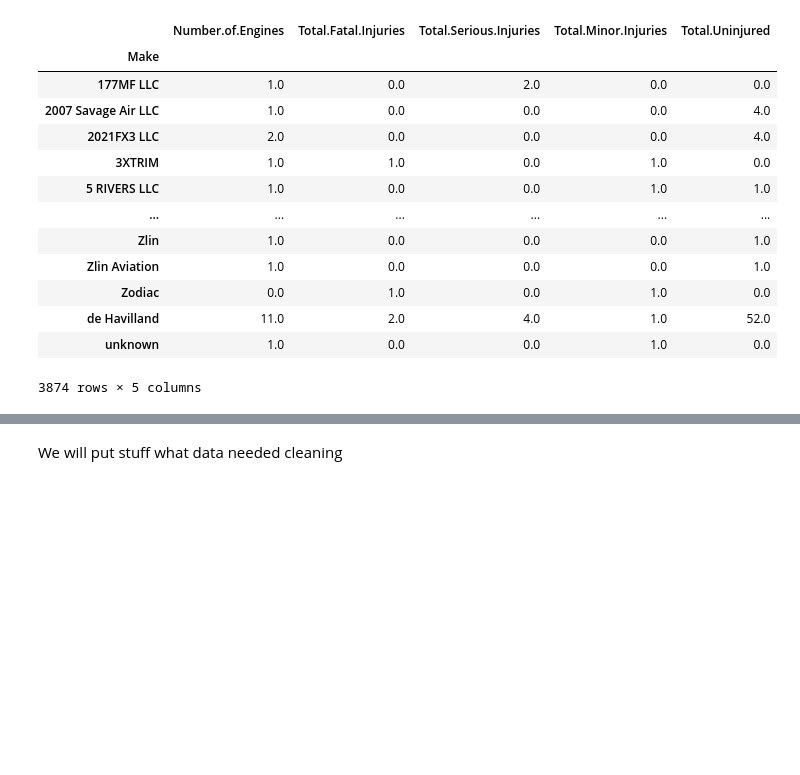
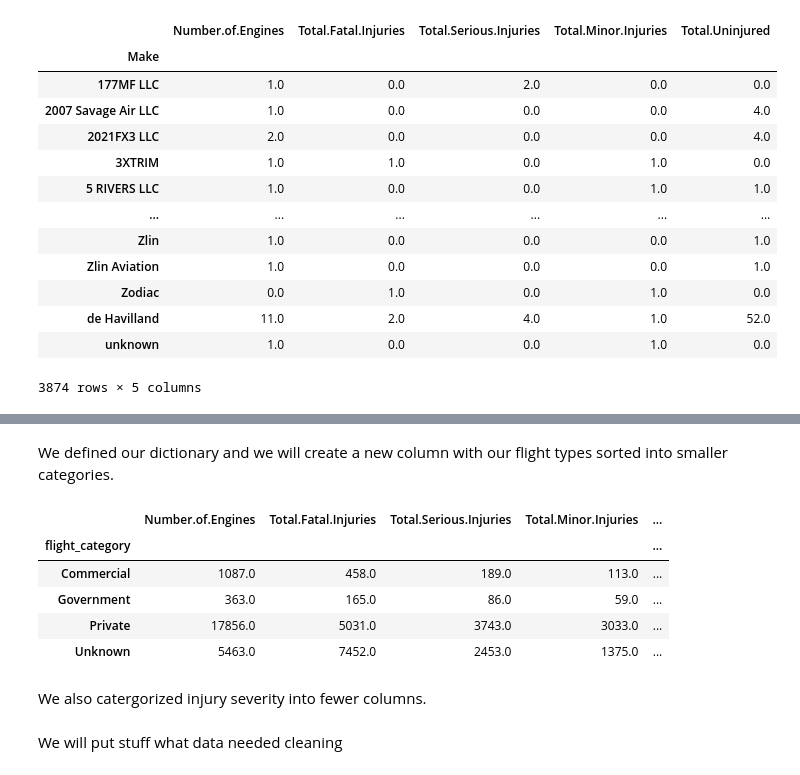
Before and after one commit to mcumiskey/Aviation-Risk-Analysis, a Jupyter notebook: aviation_base_analysis.ipynb, the cells around one changed output, grey strips where cells are left out. Drawn from its saved outputs; the diff is of its cells as text; code cells hidden in the pictures; blank space fills up the shorter version.

```diff
--- a/aviation_base_analysis.ipynb
+++ b/aviation_base_analysis.ipynb
@@ -218,0 +133,27 @@ df.groupby('Purpose.of.flight').sum()
+# %%
+
+
+def categorize_flight(flight_type):
+
+    if flight_type in ['Banner Tow',' Business'	, 'Executive/corporate','Ferry', 'Other Work Use', 'Positioning']:
+        return 'Commercial'
+    elif flight_type in ['Air Race show', 'Air Race/show', 'Glider Tow', 'Instructional', 'Personal', 'Skydiving']:
+        return 'Private'
+    elif flight_type in ['Aerial Observation', 'Air Drop', 'Firefighting', 'Public Aircraft', 'Public Aircraft - Federal', 'Public Aircraft - Local', 'Public Aircraft - State']:
+        return 'Government'
+    else:
+        return 'Unknown'
+# %% [markdown]
+We defined our dictionary and we will create a new column with our flight types sorted into smaller categories.
+# %%
+df['flight_category'] = df['Purpose.of.flight'].map(categorize_flight)
+df.groupby('flight_category').sum()
+# %% [output]
+|  | Number.of.Engines | Total.Fatal.Injuries | Total.Serious.Injuries | Total.Minor.Injuries | ... |
+| flight_category |  |  |  |  | ... |
+| Commercial | 1087.0 | 458.0 | 189.0 | 113.0 | ... |
+| Government | 363.0 | 165.0 | 86.0 | 59.0 | ... |
+| Private | 17856.0 | 5031.0 | 3743.0 | 3033.0 | ... |
+| Unknown | 5463.0 | 7452.0 | 2453.0 | 1375.0 | ... |
+# %% [markdown]
+We also catergorized injury severity into fewer columns.
```
Also changed, not shown: parts of 12 cells of this notebook.
